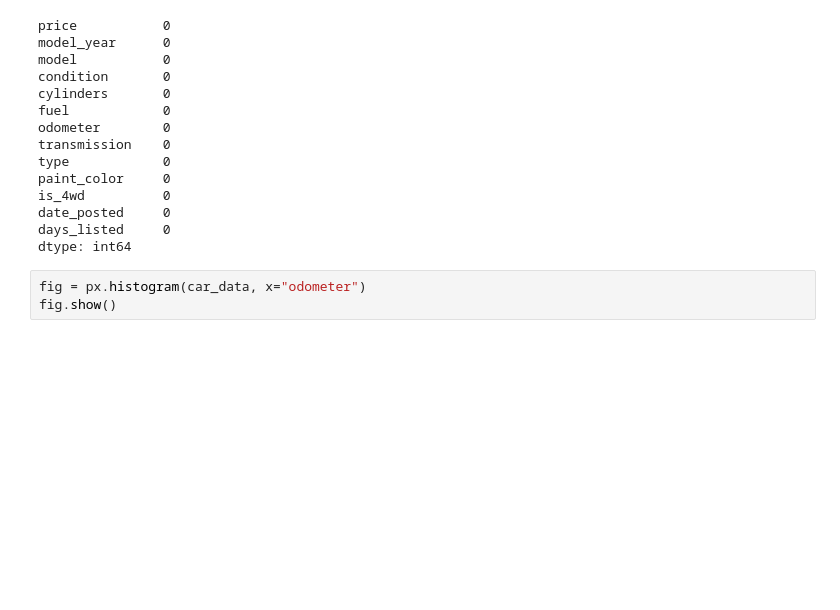
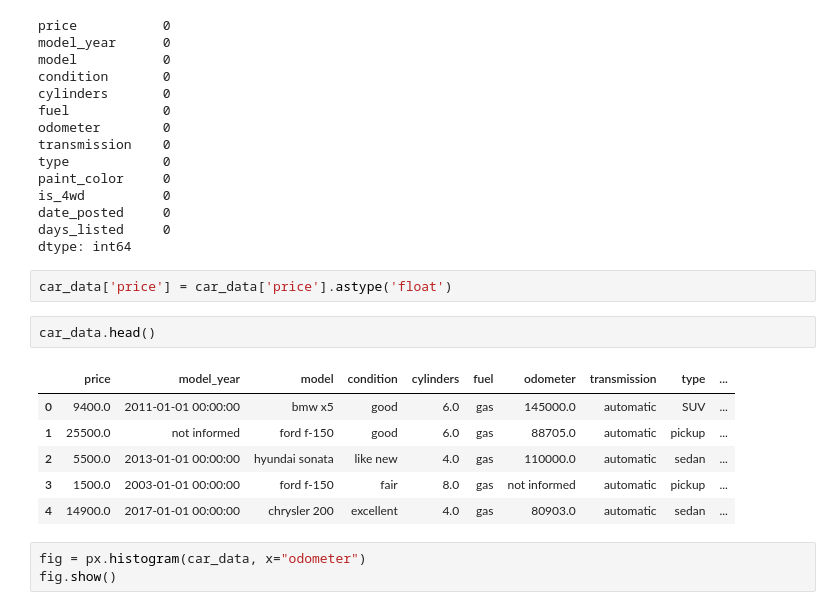
Before and after one commit to carolcaet/projeto, a Jupyter notebook: notebooks/EDA.ipynb, the cells around one changed output. Drawn from its saved outputs; the diff is of its cells as text; blank space fills up the shorter version.

```diff
--- a/notebooks/EDA.ipynb
+++ b/notebooks/EDA.ipynb
@@ -97,6 +133,17 @@ is_4wd          0
 date_posted     0
 days_listed     0
 dtype: int64
+# %%
+car_data['price'] = car_data['price'].astype('float')
+# %%
+car_data.head()
+# %% [output]
+|  | price | model_year | model | condition | cylinders | fuel | odometer | transmission | type | ... |
+| 0 | 9400.0 | 2011-01-01 00:00:00 | bmw x5 | good | 6.0 | gas | 145000.0 | automatic | SUV | ... |
+| 1 | 25500.0 | not informed | ford f-150 | good | 6.0 | gas | 88705.0 | automatic | pickup | ... |
+| 2 | 5500.0 | 2013-01-01 00:00:00 | hyundai sonata | like new | 4.0 | gas | 110000.0 | automatic | sedan | ... |
+| 3 | 1500.0 | 2003-01-01 00:00:00 | ford f-150 | fair | 8.0 | gas | not informed | automatic | pickup | ... |
+| 4 | 14900.0 | 2017-01-01 00:00:00 | chrysler 200 | excellent | 4.0 | gas | 80903.0 | automatic | sedan | ... |
 # %%
 fig = px.histogram(car_data, x="odometer")
 fig.show()
```
Also changed, not shown: parts of 4 cells of this notebook, 1 other file.
